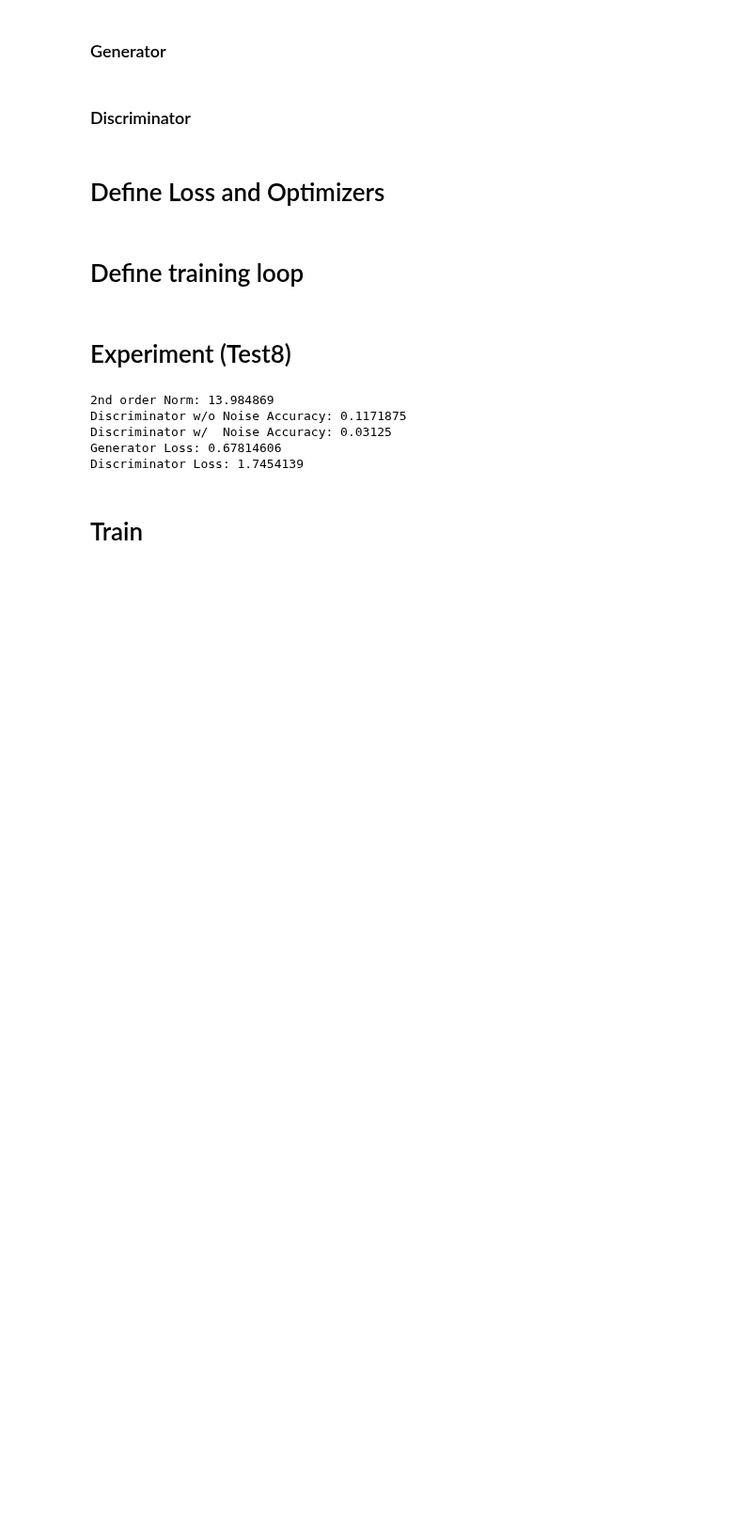
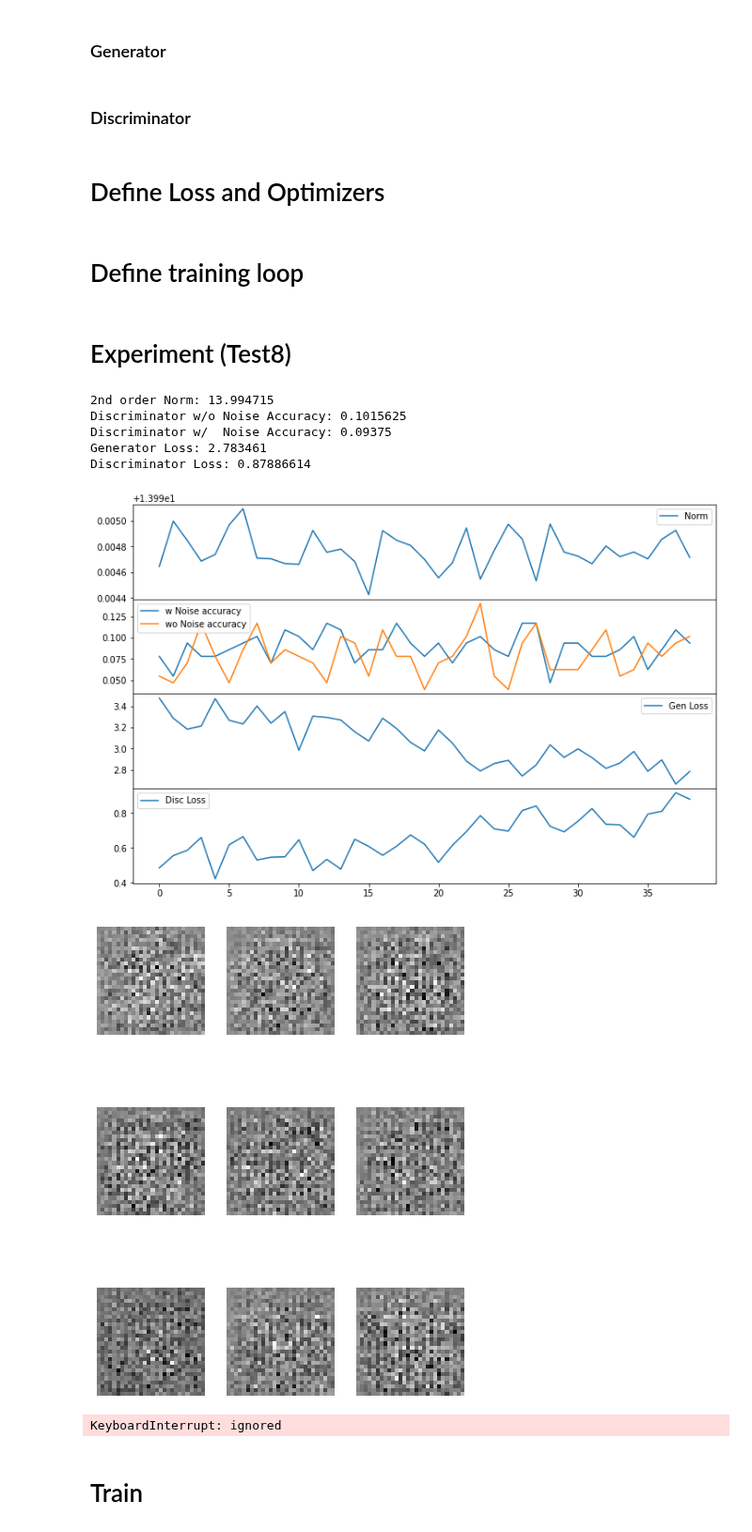
Before and after one commit to egesko/YoanoGAN, a Jupyter notebook: NoiceGAN_MNIST.ipynb, the cells around one changed output. Shown at 94% size. Saved outputs shown, nothing was run; the diff lists cells and outputs as text; code cells hidden in the pictures; blank space fills up the shorter version.

```diff
--- a/NoiceGAN_MNIST.ipynb
+++ b/NoiceGAN_MNIST.ipynb
@@ -383,7 +386,7 @@ def plot_metrics(norm_evals,disc_w_noise_accuracy,disc_wo_noise_accuracy,gen_los
 # %% [markdown]
 # Experiment (Test8)
 # %%
-for lmbd in np.float32(np.linspace(0.9,0.1,9)):
+for lmbd in np.float32(np.linspace(0.5,0.1,5)):
 
   print('----------'+str(lmbd)+'----------')
 
@@ -391,42 +394,42 @@ for lmbd in np.float32(np.linspace(0.9,0.1,9)):
   generator = make_generator_model()
   discriminator = make_discriminator_model()
 
-  #Set up optimizer and checkpoints(Never used)
+  #Set up optimizer and checkpoints(Never used, putting it here just in case)
   checkpoint_dir = './training_checkpoints'
   checkpoint_prefix = os.path.join(checkpoint_dir, "ckpt")
   checkpoint = tf.train.Checkpoint(generator_optimizer=generator_optimizer,
                                   discriminator_optimizer=discriminator_optimizer,
                                   generator=generator,
                                   discriminator=discriminator)
-
-  #iscriminator.compile(discriminator_optimizer,cross_entropy_categorical,metrics=["accuracy"])
-  #discriminator.fit(dataset,validation_data=(test_images,test_labels),epochs=5)
 
   #Reset train_time to zero
   train_time=0
 
   #Initialize metric save arrays
   norm_evals = []
   disc_w_noise_accuracy = []
   disc_wo_noise_accuracy = []
   gen_loss_evals = []
   disc_loss_evals = []
   lambda_evals = []
 
   #Start training with new lmbd number
   train(dataset, EPOCHS,train_time,lmbd)
 
   #Save arrays as csv file
   df = pd.DataFrame(list(zip(norm_evals, disc_w_noise_accuracy,disc_wo_noise_accuracy,gen_loss_evals,disc_loss_evals)),
                 columns =['Generator Norm', 'Disc_acc (w/ noise)','Disc_acc (w/o noise)','Generator Loss','Discriminator Loss'])
 
   df.to_csv(images_dir+'/'+str(lmbd)+'/out.csv',index=False)
 # %% [output]
-2nd order Norm: 13.984869
-Discriminator w/o Noise Accuracy: 0.1171875
-Discriminator w/  Noise Accuracy: 0.03125
-Generator Loss: 0.67814606
-Discriminator Loss: 1.7454139
+2nd order Norm: 13.994715
+Discriminator w/o Noise Accuracy: 0.1015625
+Discriminator w/  Noise Accuracy: 0.09375
+Generator Loss: 2.783461
+Discriminator Loss: 0.87886614
+[figure, added]
+[figure, added]
+KeyboardInterrupt: ignored
 # %% [markdown]
 # Train
 # %%
```
Also changed, not shown: parts of 8 cells of this notebook.
